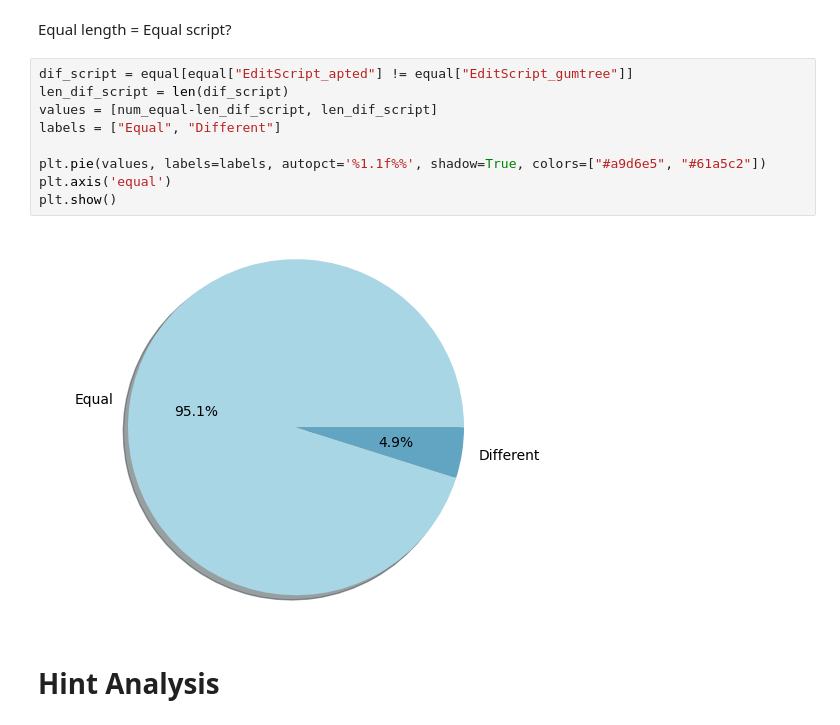
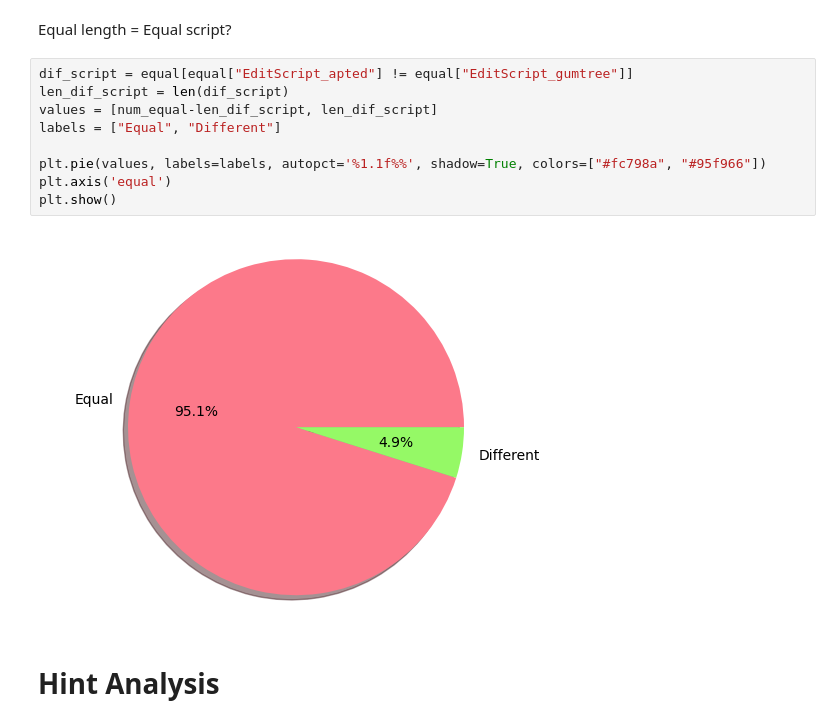
Before and after one commit to anaines14/HiGenA, a Jupyter notebook: data/data_analysis.ipynb, the cells around one changed output. Cells and saved outputs as stored; diff of their text form.

Commit message:
✨ (Add): Better colors to graphs

```diff
--- a/data/data_analysis.ipynb
+++ b/data/data_analysis.ipynb
@@ -379,14 +379,14 @@ Equal length = Equal script?
 # %%
 dif_script = equal[equal["EditScript_apted"] != equal["EditScript_gumtree"]]
 len_dif_script = len(dif_script)
 values = [num_equal-len_dif_script, len_dif_script]
 labels = ["Equal", "Different"]
 
-plt.pie(values, labels=labels, autopct='%1.1f%%', shadow=True, colors=["#a9d6e5", "#61a5c2"])
+plt.pie(values, labels=labels, autopct='%1.1f%%', shadow=True, colors=["#fc798a", "#95f966"])
 plt.axis('equal')
 plt.show()
 # %% [output]
-[figure, old version]
+[figure, new version]
 # %% [markdown]
 # Hint Analysis
 # %% [markdown]
```
Also changed, not shown: parts of 2 cells of this notebook.
